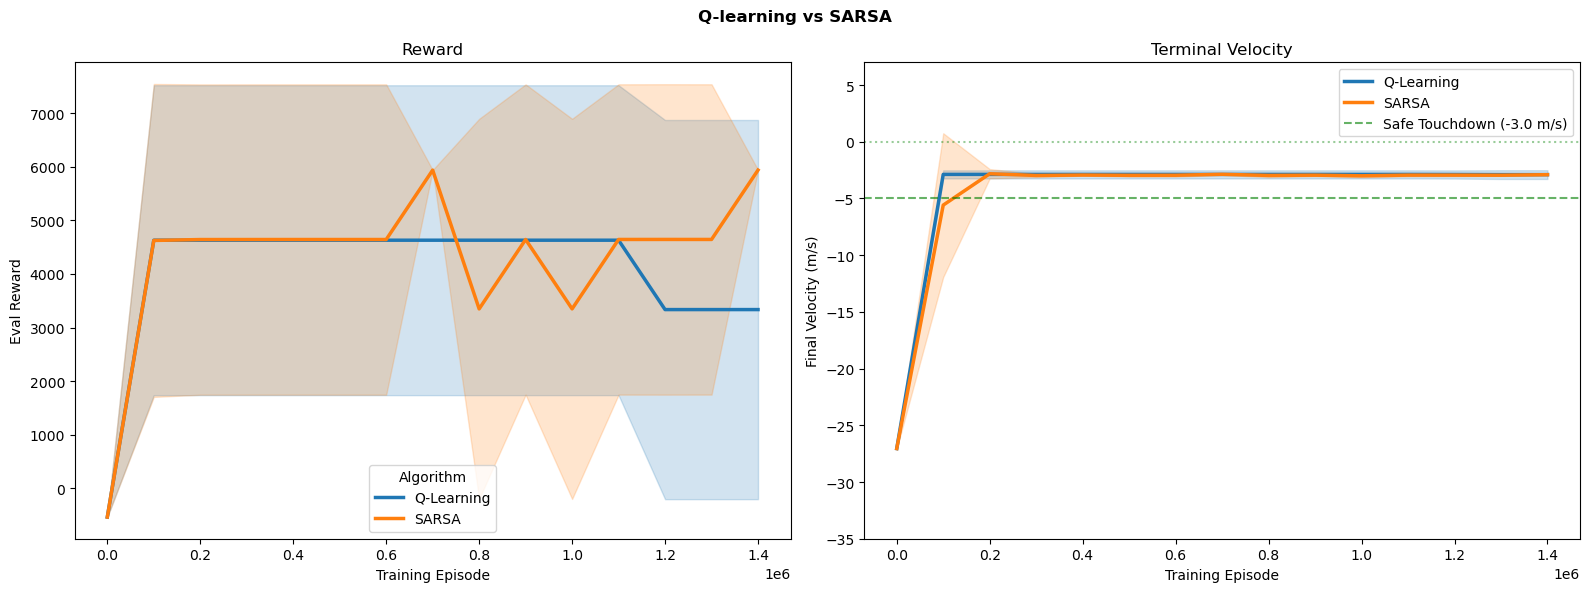
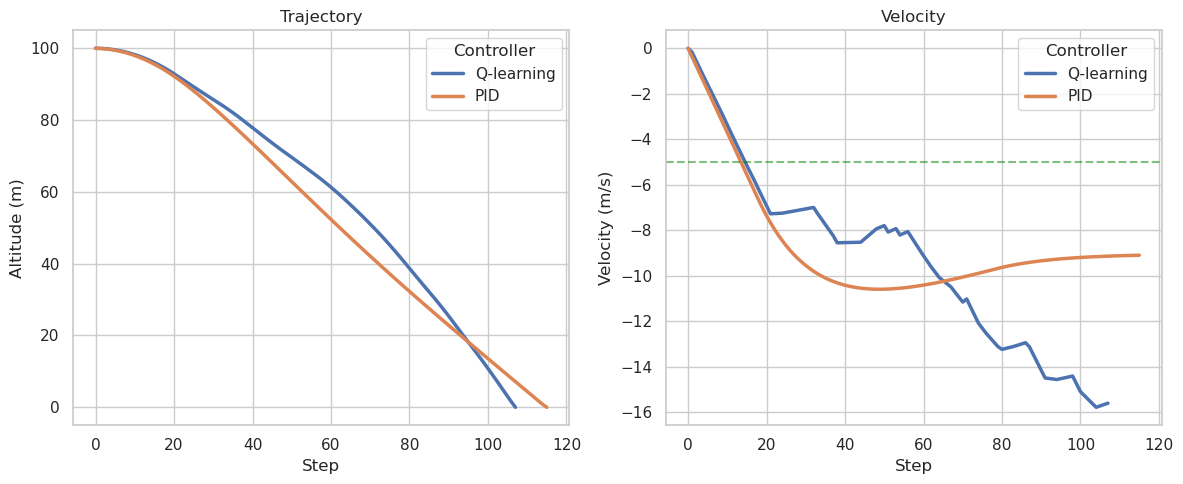
Unified diff of the notebook cell whose output changed from the first chart to the second:
--- before
+++ after
@@ -3,46 +3,43 @@
 import seaborn as sns
 
-q_data = pd.read_csv("../q_learning_curves.csv")
-sarsa_data = pd.read_csv("../sarsa_learning_curves.csv")
+sns.set_theme(style="whitegrid")
+plt.rcParams["figure.figsize"] = [12, 5]
 
-q_data['Algorithm'] = 'Q-Learning'
-sarsa_data['Algorithm'] = 'SARSA'
-combined_data = pd.concat([q_data, sarsa_data], ignore_index=True)
+q_df = pd.read_csv("../q_learning.csv")
+# s_df = pd.read_csv("../sarsa.csv")
+pid_df = pd.read_csv("../pid.csv")
+q_df["Controller"] = "Q-learning"
+# s_df["Controller"] = "SARSA"
+pid_df["Controller"] = "PID"
 
-fig, (ax1, ax2) = plt.subplots(1, 2, figsize=(16, 6))
+combined_df = pd.concat([q_df, pid_df], ignore_index=True)
+
+fig, axes = plt.subplots(1, 2)
 
 sns.lineplot(
-    data=combined_data, 
-    x="episode", 
-    y="reward", 
-    hue="Algorithm", 
-    errorbar="sd",
-    linewidth=2.5,
-    ax=ax1,
-    markers=True
+    data=combined_df, 
+    x="step", 
+    y="altitude", 
+    hue="Controller", 
+    ax=axes[0], 
+    linewidth=2.5
 )
-ax1.set_title("Reward")
-ax1.set_xlabel("Training Episode")
-ax1.set_ylabel("Eval Reward")
+axes[0].set_title("Trajectory")
+axes[0].set_xlabel("Step")
+axes[0].set_ylabel("Altitude (m)")
 
 sns.lineplot(
-    data=combined_data, 
-    x="episode", 
+    data=combined_df, 
+    x="step", 
     y="velocity", 
-    hue="Algorithm",
-    errorbar="sd", 
-    linewidth=2.5,
-    ax=ax2,
-    markers=True
+    hue="Controller", 
+    ax=axes[1], 
+    linewidth=2.5
 )
-ax2.axhline(y=-5.0, color='g', linestyle='--', alpha=0.6, label='Safe Touchdown (-3.0 m/s)')
-ax2.axhline(y=0.0, color='g', linestyle=':', alpha=0.4)
-ax2.set_title("Terminal Velocity")
-ax2.set_xlabel("Training Episode")
-ax2.set_ylabel("Final Velocity (m/s)")
-ax2.set_ylim(-35, 7)
-ax2.legend(loc="upper right")
+axes[1].axhline(-5, color="green", linestyle="--", alpha=0.5)
+axes[1].set_title("Velocity")
+axes[1].set_xlabel("Step")
+axes[1].set_ylabel("Velocity (m/s)")
 
-plt.suptitle("Q-learning vs SARSA", fontweight='bold', y=0.98)
-plt.tight_layout()    
+plt.tight_layout()
 plt.show()

Commit: deadlock :(